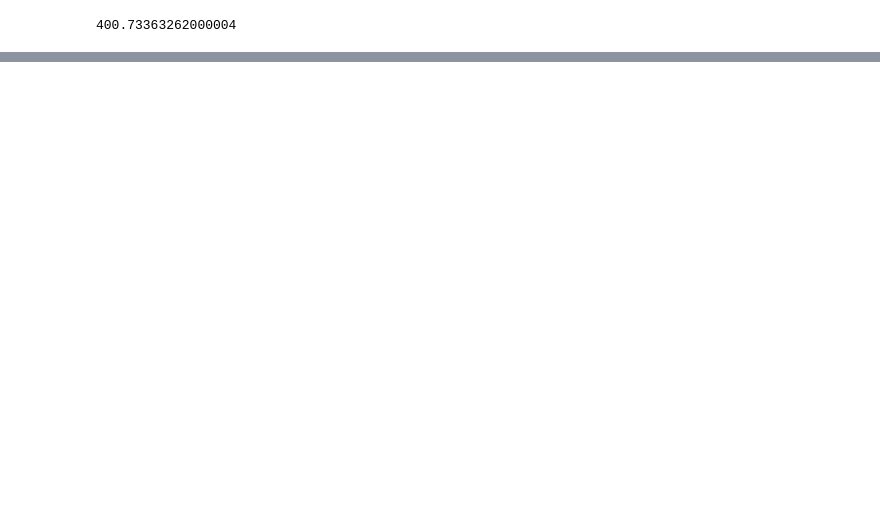
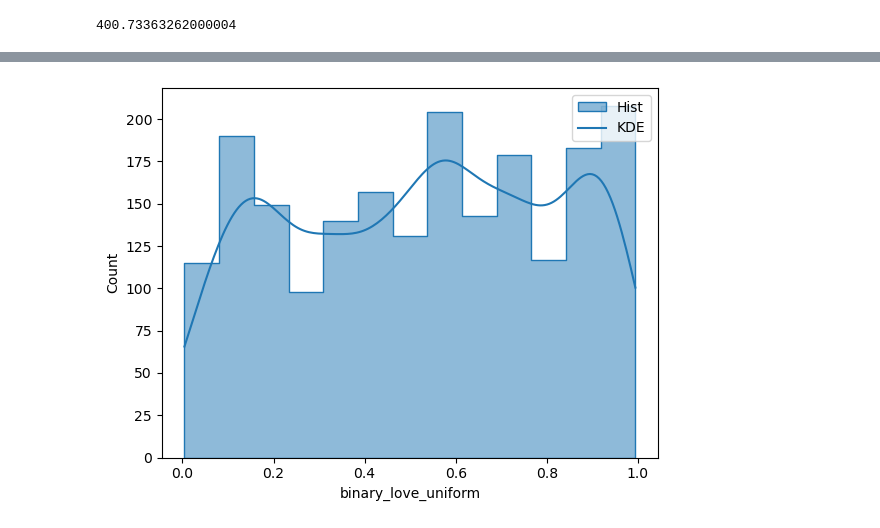
Before and after one commit to daniellmarc/Binary_Love, a Jupyter notebook: binary_love_Symm/Binary_love_Symm.ipynb, the cells around one changed output, grey strips where cells are left out. Cells and saved outputs as stored; diff of their text form; code cells hidden in the pictures; blank space fills up the shorter version.

```diff
--- a/binary_love_Symm/Binary_love_Symm.ipynb
+++ b/binary_love_Symm/Binary_love_Symm.ipynb
@@ -342,0 +341,6 @@ plt.show()
+# %%
+sns.histplot(x = result.posterior['binary_love_uniform'] , kde = True , element="step")#.axvline(true_value_lambdaASymm, color ='orange' ).set(xlabel='common xlabel', ylabel='common ylabel')
+plt.legend(labels=["Hist","KDE"])#, 'True Value = 400.73'])
+plt.show()
+# %% [output]
+[figure, added]
```
Also changed, not shown: parts of 8 cells of this notebook.
